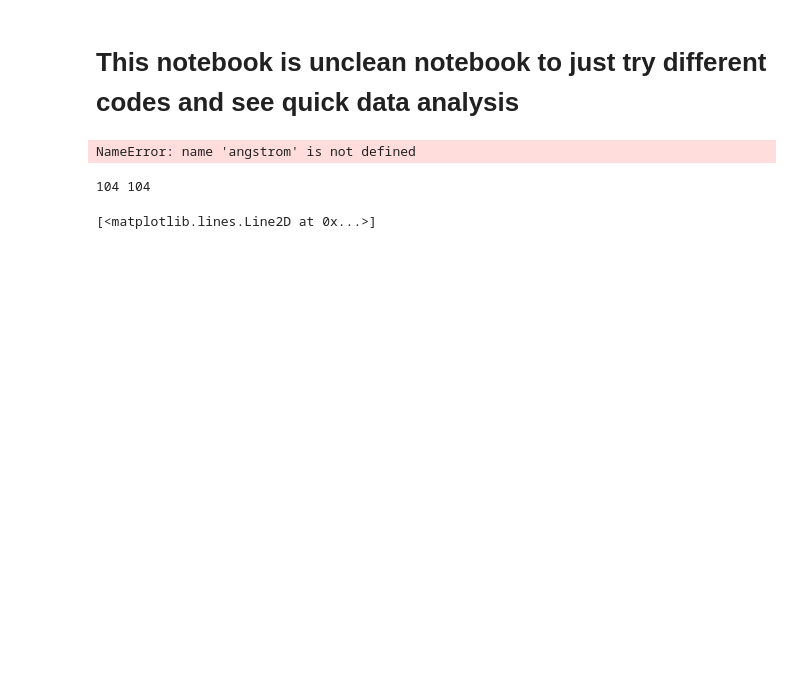
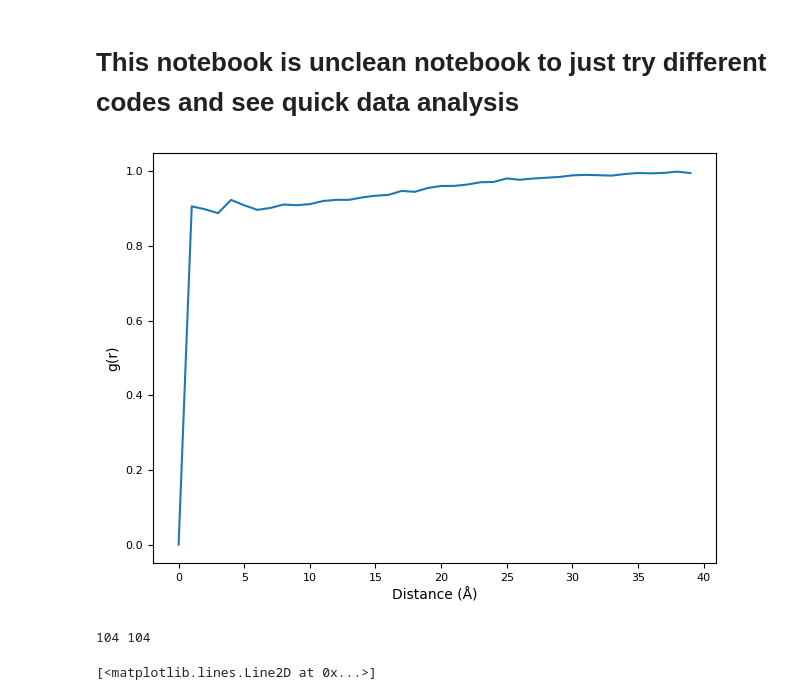
Before and after one commit to ignaciomigliaro/polymer_analysis, a Jupyter notebook: scratch_gmx_data_analysis.ipynb, the cells around one changed output. Drawn from its saved outputs; the diff is of its cells as text; code cells hidden in the pictures; blank space fills up the shorter version.

```diff
--- a/scratch_gmx_data_analysis.ipynb
+++ b/scratch_gmx_data_analysis.ipynb
@@ -21,31 +21,31 @@ def parse_xvg(file_path):
 # %%
 from pathlib import Path
 import numpy as np
-path = Path("/data/polymer_upcycling/all_data/1-4-DCB/C200/10/run2/prod/angaver.xvg")
+path = "/data/polymer_upcycling/all_data/1-4-DCB/C200/10/run2/prod/test2.xvg"
 nm, pr = parse_xvg(path)
 nm = np.array(nm)
-# angstrom = nm * 10.0   # nm → Å
+angstrom = nm * 10.0   # nm → Å
 
 
 plt.plot(angstrom, pr)
 
 ax = plt.gca()
 
 # Make tick labels smaller
 ax.tick_params(axis="x", labelsize=8)
 ax.tick_params(axis="y", labelsize=8)
 
 # Put more ticks (every 1 Å, adjust if needed)
 # from matplotlib.ticker import MultipleLocator
 # ax.xaxis.set_major_locator(MultipleLocator(5.0))   # major every 1 Å
 # ax.xaxis.set_minor_locator(MultipleLocator(1.0))   # minor every 0.5 Å
 
 plt.xlabel("Distance (Å)", fontsize=10)
 plt.ylabel("g(r)", fontsize=10)
 plt.tight_layout()
 plt.show()
 # %% [output]
-NameError: name 'angstrom' is not defined
+[figure, added]
 # %%
 path = "/data/polymer_upcycling/all_data/1-4-DCB/C200/10/run2/prod/test.xvg"
 nm, pr = parse_xvg(path)
```
